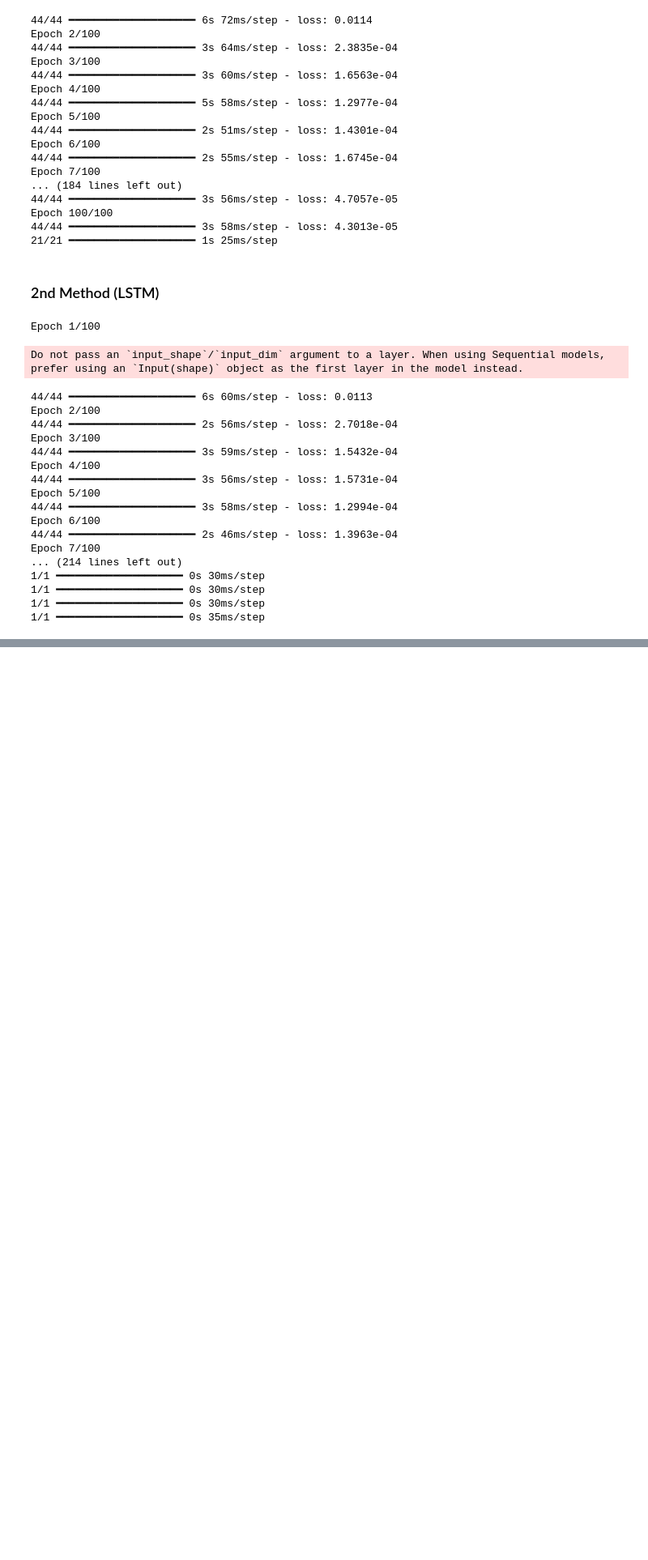
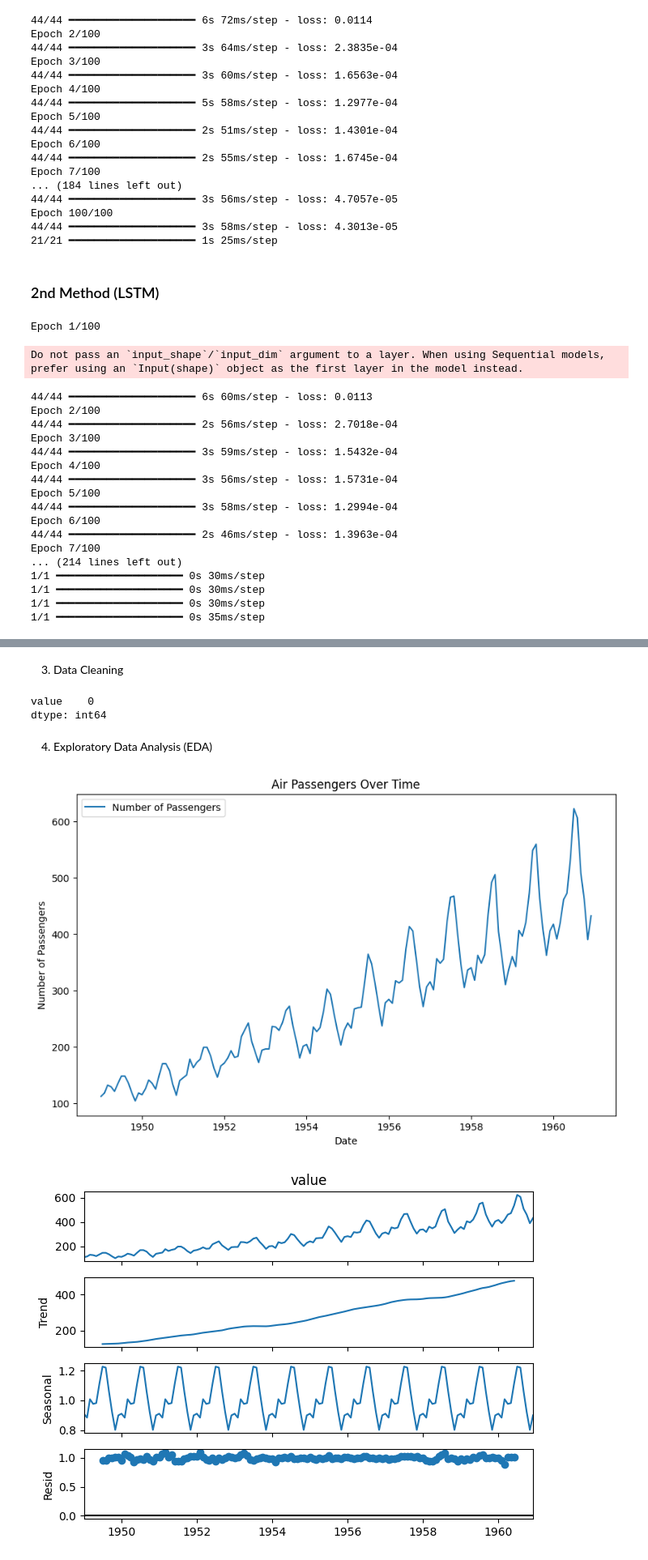
Before and after one commit to Zeeshan-99/Streamlit_Stockprice_Predictions_app, a Jupyter notebook: test.ipynb, the cells around one changed output, grey strips where cells are left out. Shown at 81% size. Saved outputs shown, nothing was run; the diff lists cells and outputs as text; code cells hidden in the pictures; blank space fills up the shorter version.

Commit message:
Added multi-level time series (combo models)

```diff
--- a/test.ipynb
+++ b/test.ipynb
@@ -261,0 +279,4 @@ Epoch 7/100
+# %%
+# Load the dataset
+df = pd.read_csv('AirPassengers.csv', parse_dates=['date'], index_col='date')
+df.head()
@@ -261,0 +291,29 @@ Epoch 7/100
+# %% [markdown]
+3. Data Cleaning
+# %%
+# Check for missing values
+print(df.isnull().sum())
+# Handle missing values if any (for example, forward fill)
+df.fillna(method='ffill', inplace=True)
+# %% [output]
+value    0
+dtype: int64
+# %% [markdown]
+4. Exploratory Data Analysis (EDA)
+# %%
+# Plot the data
+plt.figure(figsize=(10,6))
+plt.plot(df, label='Number of Passengers')
+plt.xlabel('Date')
+plt.ylabel('Number of Passengers')
+plt.title('Air Passengers Over Time')
+plt.legend()
+plt.show()
+
+# Decompose the time series
+decomposition = seasonal_decompose(df['value'], model='multiplicative')
+fig = decomposition.plot()
+plt.show()
+# %% [output]
+[figure, added]
+[figure, added]
```
Also changed, not shown: parts of 71 cells of this notebook.
